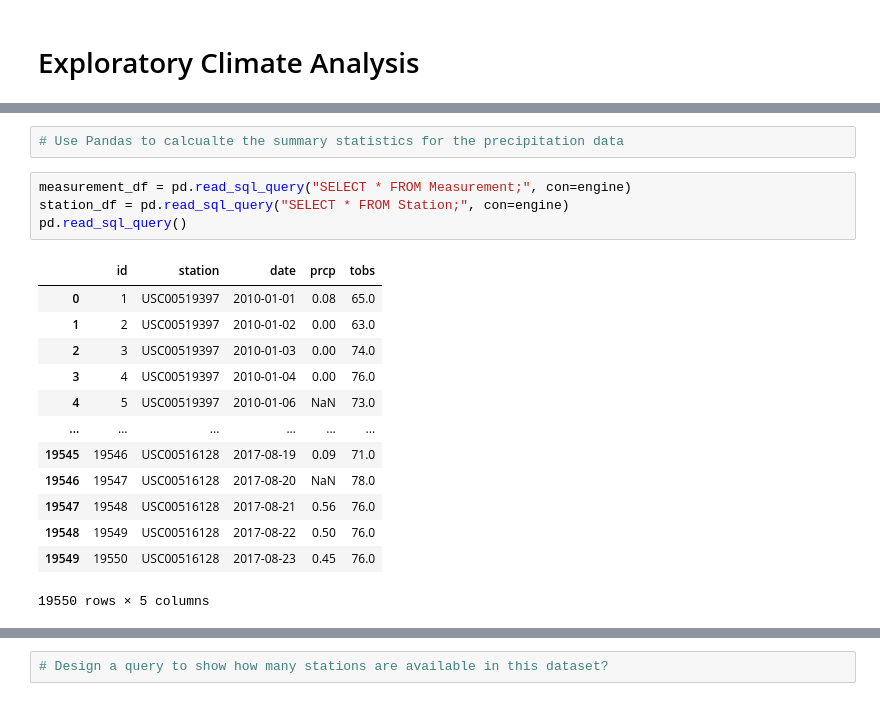
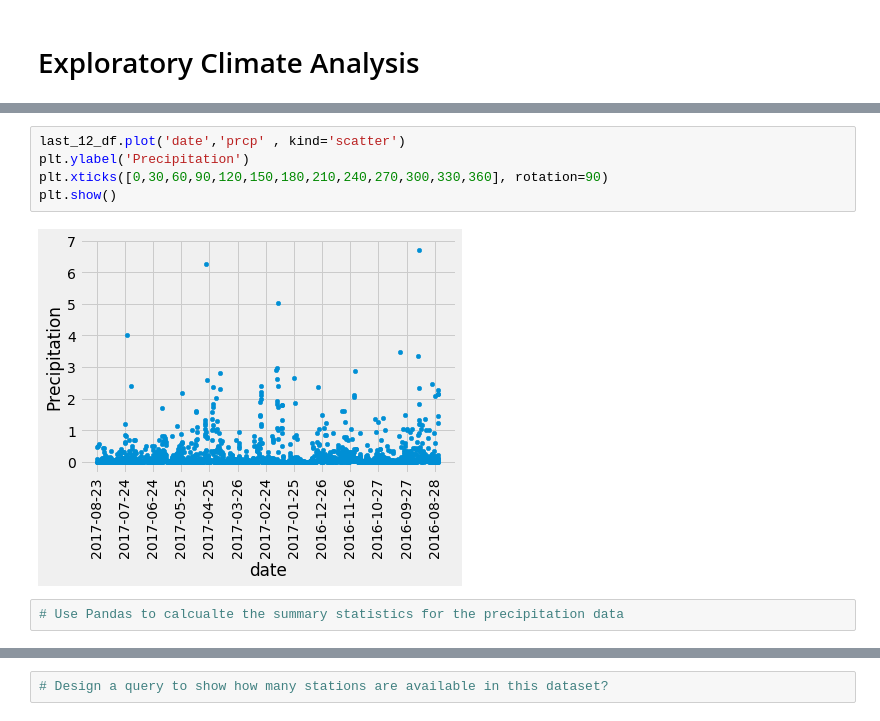
Before and after one commit to KevinKillman/sqlalchemy-challenge, a Jupyter notebook: climate_starter.ipynb, the cells around one changed output, grey strips where cells are left out. Drawn from its saved outputs; the diff is of its cells as text.

```diff
--- a/climate_starter.ipynb
+++ b/climate_starter.ipynb
@@ -90,20 +110,9 @@ last_12_month_query = session.query(Measurement).\
+# %%
+last_12_df.plot('date','prcp' , kind='scatter')
+plt.ylabel('Precipitation')
+plt.xticks([0,30,60,90,120,150,180,210,240,270,300,330,360], rotation=90)
+plt.show()
+# %% [output]
+[figure, added]
 # %%
 # Use Pandas to calcualte the summary statistics for the precipitation data
-# %%
-measurement_df = pd.read_sql_query("SELECT * FROM Measurement;", con=engine)
-station_df = pd.read_sql_query("SELECT * FROM Station;", con=engine)
-pd.read_sql_query()
-# %% [output]
-|  | id | station | date | prcp | tobs |
-| 0 | 1 | USC00519397 | 2010-01-01 | 0.08 | 65.0 |
-| 1 | 2 | USC00519397 | 2010-01-02 | 0.00 | 63.0 |
-| 2 | 3 | USC00519397 | 2010-01-03 | 0.00 | 74.0 |
-| 3 | 4 | USC00519397 | 2010-01-04 | 0.00 | 76.0 |
-| 4 | 5 | USC00519397 | 2010-01-06 | NaN | 73.0 |
-| ... | ... | ... | ... | ... | ... |
-| 19545 | 19546 | USC00516128 | 2017-08-19 | 0.09 | 71.0 |
-| 19546 | 19547 | USC00516128 | 2017-08-20 | NaN | 78.0 |
-| 19547 | 19548 | USC00516128 | 2017-08-21 | 0.56 | 76.0 |
-| 19548 | 19549 | USC00516128 | 2017-08-22 | 0.50 | 76.0 |
-| 19549 | 19550 | USC00516128 | 2017-08-23 | 0.45 | 76.0 |
-19550 rows × 5 columns
```
Also changed, not shown: parts of 5 cells of this notebook.
